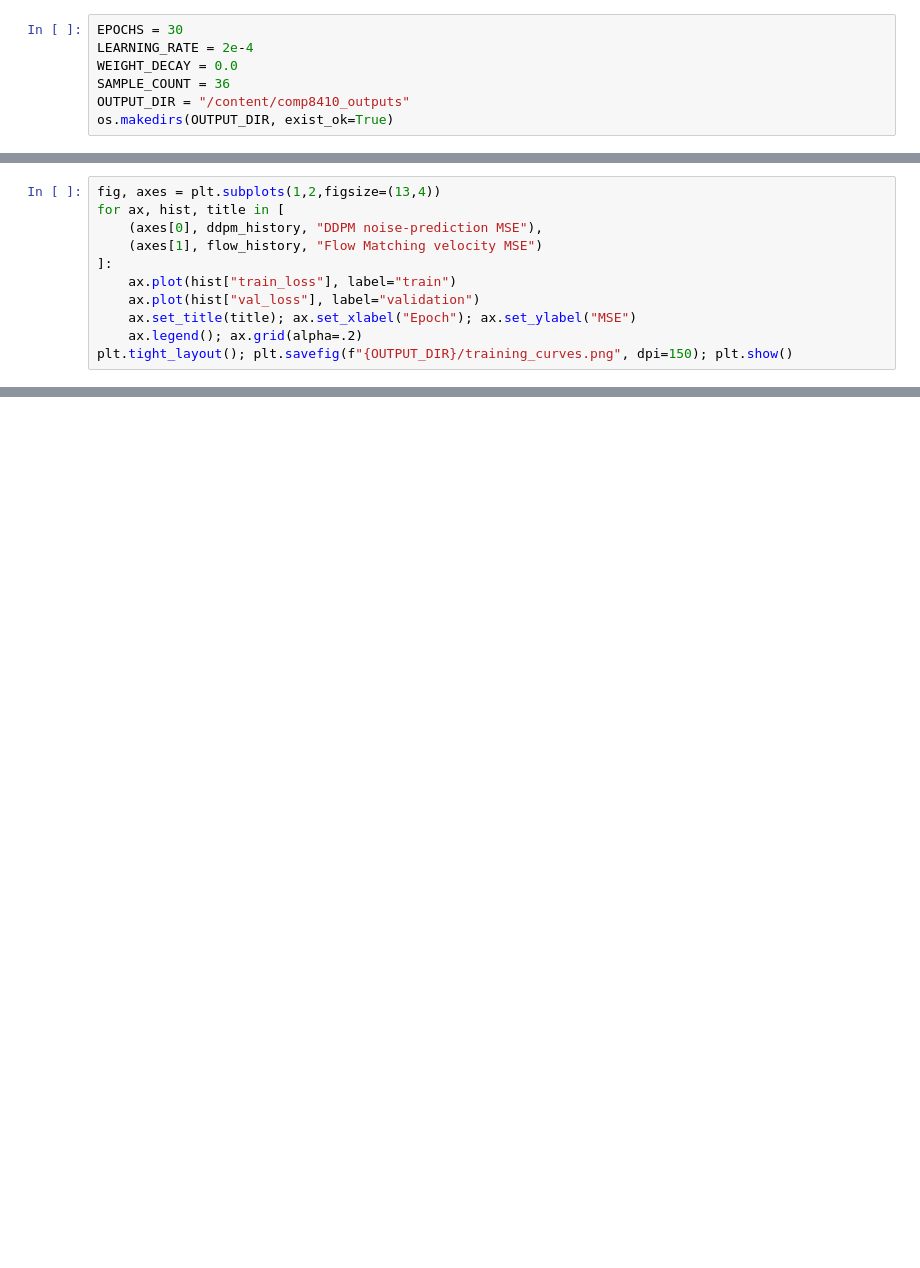
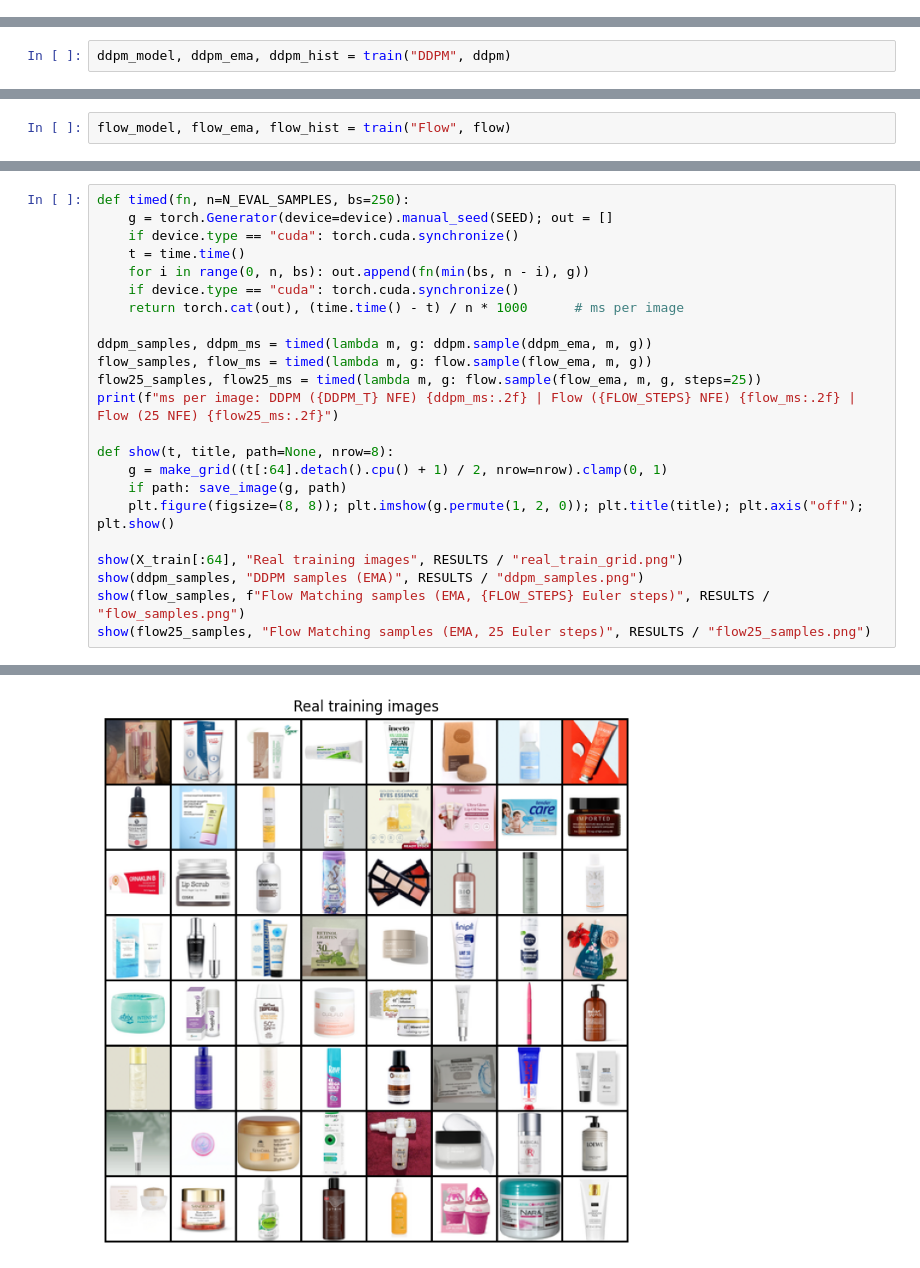
Before and after one commit to SudiptaSahaNiloy/AI_Assignment, a Jupyter notebook: Week 10/COMP8410_Assignment1_Week10.ipynb, the cells around one changed output, grey strips where cells are left out. Drawn from its saved outputs; the diff is of its cells as text; blank space fills up the shorter version.

```diff
--- a/Week 10/COMP8410_Assignment1_Week10.ipynb
+++ b/Week 10/COMP8410_Assignment1_Week10.ipynb
@@ -269,7 +280,0 @@ Flow Matching parameters: 5,398,595
-# %%
-EPOCHS = 30
-LEARNING_RATE = 2e-4
-WEIGHT_DECAY = 0.0
-SAMPLE_COUNT = 36
-OUTPUT_DIR = "/content/comp8410_outputs"
-os.makedirs(OUTPUT_DIR, exist_ok=True)
@@ -390,11 +280,0 @@ Flow | epoch 030/30 | train 0.18169 | val 0.15099
-# %%
-fig, axes = plt.subplots(1,2,figsize=(13,4))
-for ax, hist, title in [
-    (axes[0], ddpm_history, "DDPM noise-prediction MSE"),
-    (axes[1], flow_history, "Flow Matching velocity MSE")
-]:
-    ax.plot(hist["train_loss"], label="train")
-    ax.plot(hist["val_loss"], label="validation")
-    ax.set_title(title); ax.set_xlabel("Epoch"); ax.set_ylabel("MSE")
-    ax.legend(); ax.grid(alpha=.2)
-plt.tight_layout(); plt.savefig(f"{OUTPUT_DIR}/training_curves.png", dpi=150); plt.show()
@@ -470,0 +339,2 @@ Saved: /content/COMP8410_DDPM_FlowMatching_results.zip
+# %%
+ddpm_model, ddpm_ema, ddpm_hist = train("DDPM", ddpm)
@@ -470,0 +359,2 @@ Saved: /content/COMP8410_DDPM_FlowMatching_results.zip
+# %%
+flow_model, flow_ema, flow_hist = train("Flow", flow)
@@ -470,0 +379,24 @@ Saved: /content/COMP8410_DDPM_FlowMatching_results.zip
+# %%
+def timed(fn, n=N_EVAL_SAMPLES, bs=250):
+    g = torch.Generator(device=device).manual_seed(SEED); out = []
+    if device.type == "cuda": torch.cuda.synchronize()
+    t = time.time()
+    for i in range(0, n, bs): out.append(fn(min(bs, n - i), g))
+    if device.type == "cuda": torch.cuda.synchronize()
+    return torch.cat(out), (time.time() - t) / n * 1000      # ms per image
+
+ddpm_samples, ddpm_ms = timed(lambda m, g: ddpm.sample(ddpm_ema, m, g))
+flow_samples, flow_ms = timed(lambda m, g: flow.sample(flow_ema, m, g))
+flow25_samples, flow25_ms = timed(lambda m, g: flow.sample(flow_ema, m, g, steps=25))
+print(f"ms per image: DDPM ({DDPM_T} NFE) {ddpm_ms:.2f} | Flow ({FLOW_STEPS} NFE) {flow_ms:.2f} | Flow (25 NFE) {flow25_ms:.2f}")
+
+def show(t, title, path=None, nrow=8):
+    g = make_grid((t[:64].detach().cpu() + 1) / 2, nrow=nrow).clamp(0, 1)
+    if path: save_image(g, path)
+    plt.figure(figsize=(8, 8)); plt.imshow(g.permute(1, 2, 0)); plt.title(title); plt.axis("off"); plt.show()
+
+show(X_train[:64], "Real training images", RESULTS / "real_train_grid.png")
+show(ddpm_samples, "DDPM samples (EMA)", RESULTS / "ddpm_samples.png")
+show(flow_samples, f"Flow Matching samples (EMA, {FLOW_STEPS} Euler steps)", RESULTS / "flow_samples.png")
+show(flow25_samples, "Flow Matching samples (EMA, 25 Euler steps)", RESULTS / "flow25_samples.png")
+# %% [output]
@@ -470,0 +404 @@ Saved: /content/COMP8410_DDPM_FlowMatching_results.zip
+[figure, added]
```
Also changed, not shown: parts of 31 cells of this notebook, 3 other files.
